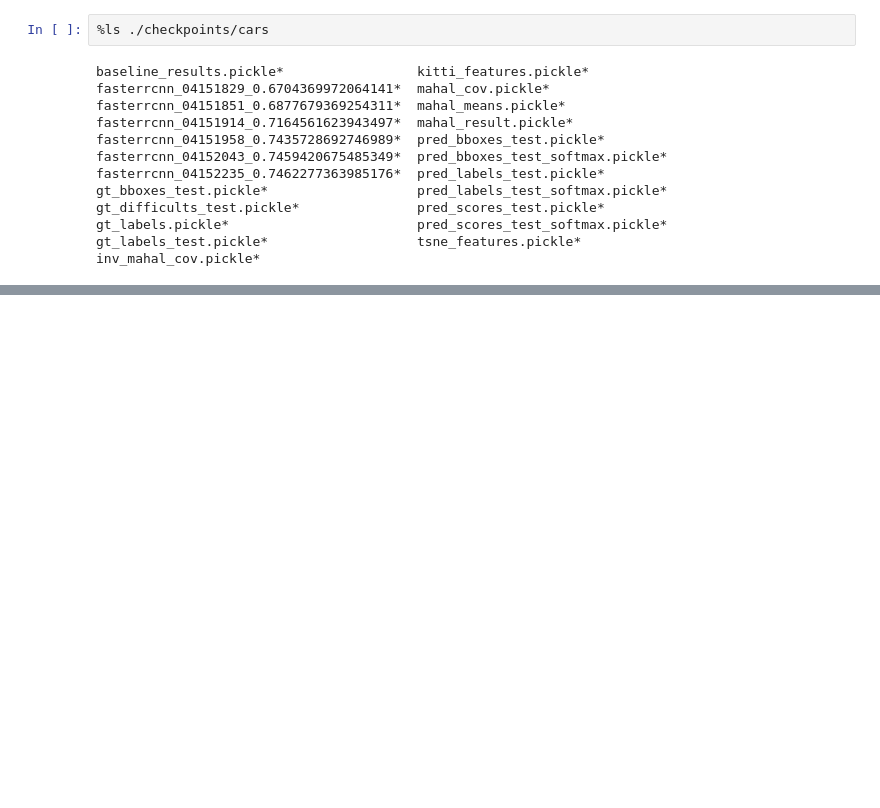
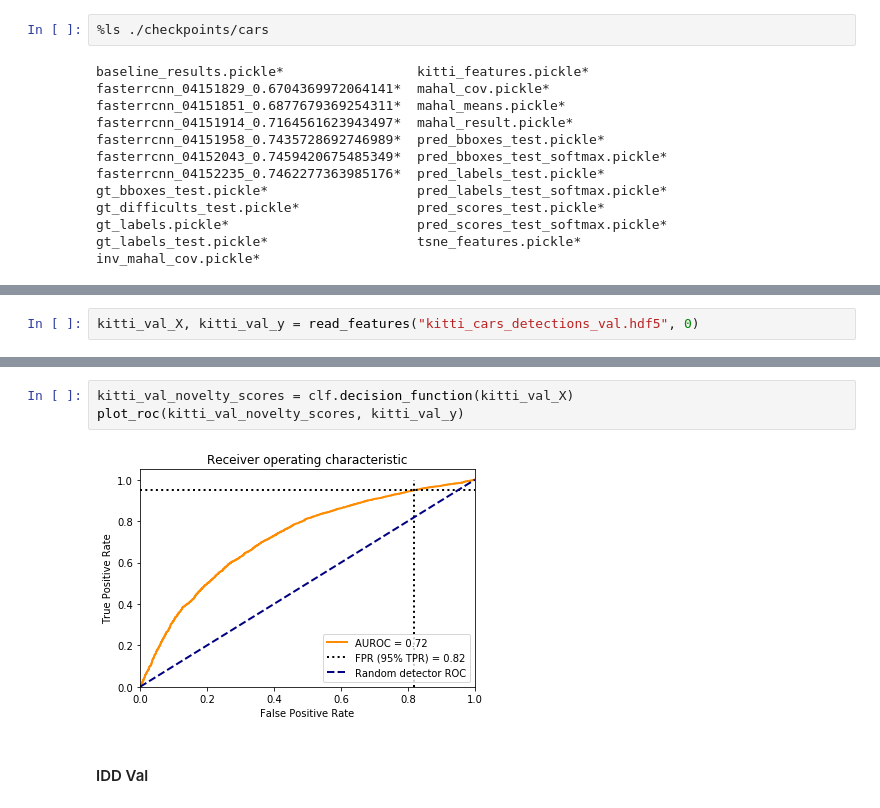
Before and after one commit to BalahariVignesh/simple-faster-rcnn-pytorch, a Jupyter notebook: idd_Cars_OneClass.ipynb, the cells around one changed output, grey strips where cells are left out. Drawn from its saved outputs; the diff is of its cells as text; blank space fills up the shorter version.

```diff
--- a/idd_Cars_OneClass.ipynb
+++ b/idd_Cars_OneClass.ipynb
@@ -538,0 +368,2 @@ with h5py.File("idd_cars_detections_val.hdf5", "r") as f:
+# %%
+kitti_val_X, kitti_val_y = read_features("kitti_cars_detections_val.hdf5", 0)
@@ -538,0 +372,7 @@ with h5py.File("idd_cars_detections_val.hdf5", "r") as f:
+# %%
+kitti_val_novelty_scores = clf.decision_function(kitti_val_X)
+plot_roc(kitti_val_novelty_scores, kitti_val_y)
+# %% [output]
+[figure, added]
+# %% [markdown]
+#### IDD Val
```
Also changed, not shown: parts of 108 cells of this notebook, 6 other files.
